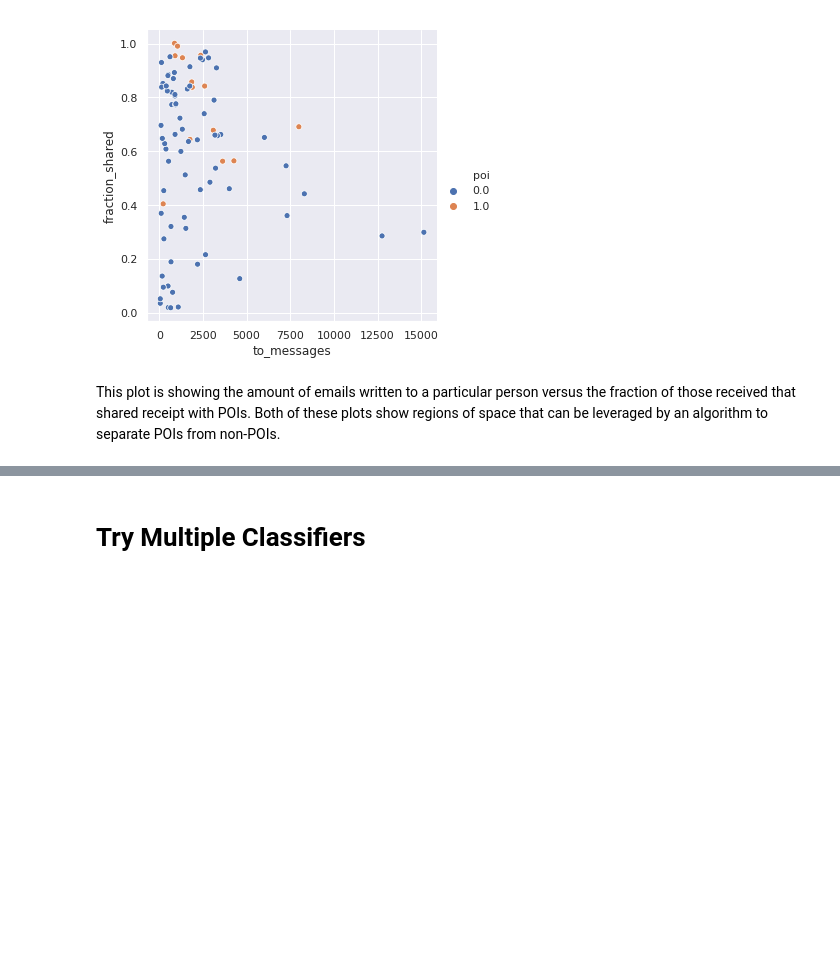
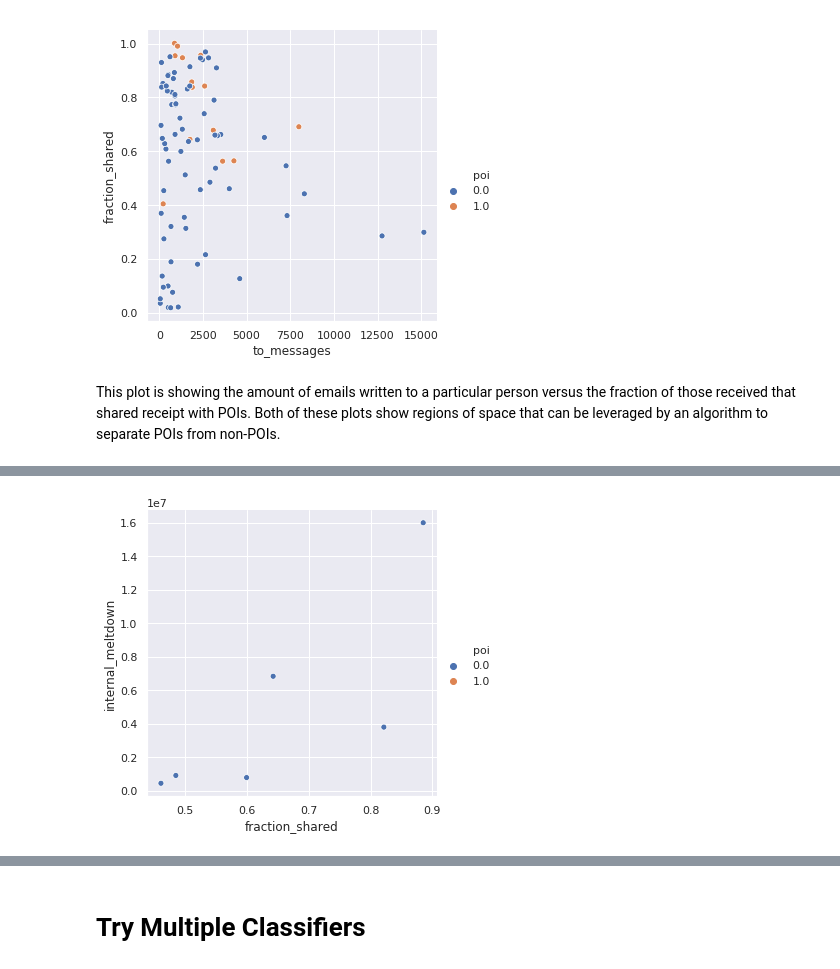
Before and after one commit to bmarshallk/ud120-projects, a Jupyter notebook: final_project/poi_id.ipynb, the cells around one changed output, grey strips where cells are left out. Cells and saved outputs as stored; diff of their text form; code cells hidden in the pictures; blank space fills up the shorter version.

```diff
--- a/final_project/poi_id.ipynb
+++ b/final_project/poi_id.ipynb
@@ -937,0 +943,13 @@ Recall is the ability to correctly identify those who have been labeled POI. Pre
+# %%
+for key in data_dict:
+    exercised_stock_options = float(data_dict[key]['exercised_stock_options'])
+    restricted_stock_deferred = float(data_dict[key]['restricted_stock_deferred'])
+    fraction_shared = data_dict[key]['fraction_shared']
+    if restricted_stock_deferred != 'NaN':
+        liquidated_diff = exercised_stock_options - restricted_stock_deferred
+        internal_meltdown = liquidated_diff * fraction_shared
+        data_dict[key]['internal_meltdown'] = internal_meltdown
+
+SeabornScatter('fraction_shared','internal_meltdown')
+# %% [output]
+[figure, added]
```
Also changed, not shown: parts of 14 cells of this notebook.
